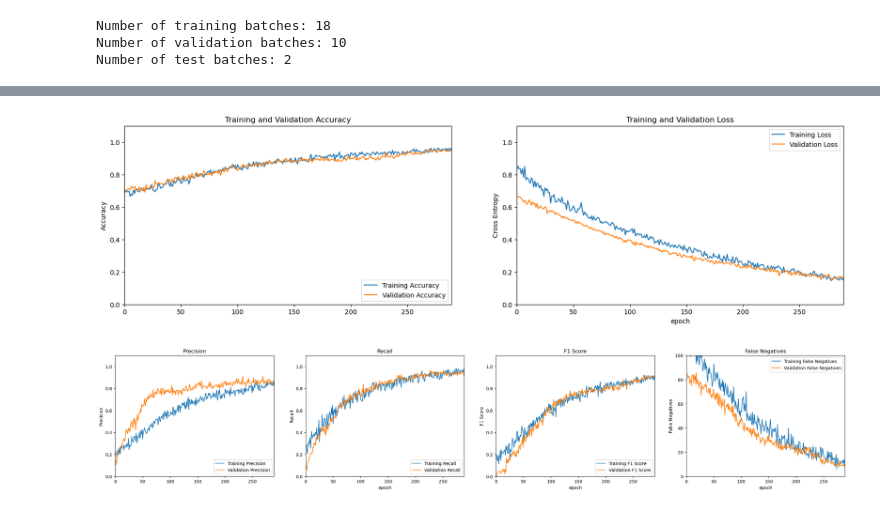
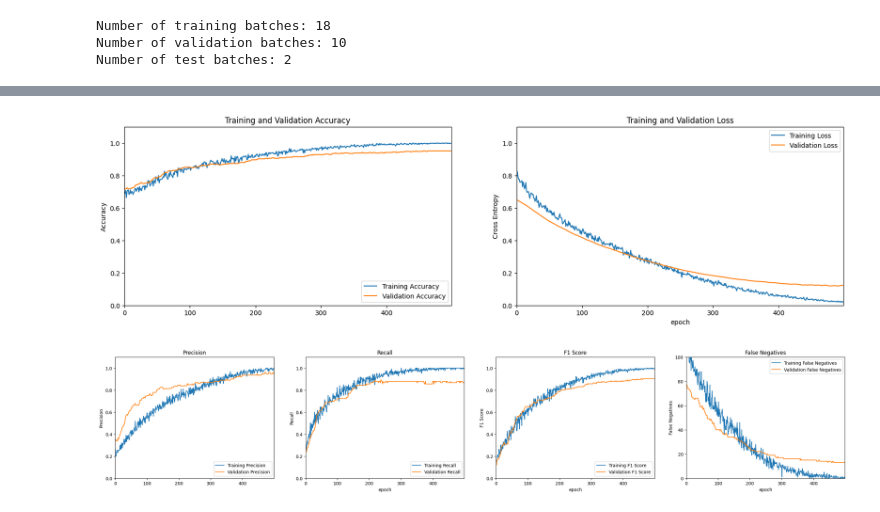
Before and after one commit to lorenzo-querol/wssv-recognition, a Jupyter notebook: classification.ipynb, the cells around one changed output, grey strips where cells are left out. Drawn from its saved outputs; the diff is of its cells as text; code cells hidden in the pictures.

```diff
--- a/classification.ipynb
+++ b/classification.ipynb
@@ -30,13 +43,13 @@ DATA_DIR = pathlib.Path("augmented_dataset")
 AUTOTUNE = tf.data.AUTOTUNE
 
 CONFIG = dict(
-    epochs=400,
+    epochs=500,
     learning_rate=1e-6,
     batch_size=32,
     img_shape=(224, 224),
     input_shape=(224, 224, 3),
     num_classes=2,
-    dropout_rate=0.4,
+    dropout_rate=0.3,
     es_patience=40,
     valid_split=0.4,
     seed_value=42,
@@ -140,8 +158,6 @@ def create_model():
 class_0_weight = (1 / healthy_count) * (image_count / 2.0)
 class_1_weight = (1 / wssv_count) * (image_count / 2.0)
 class_weight = {0: class_0_weight, 1: class_1_weight}
-
-model = create_model()
 
 history = model.fit(
     train_dataset,
@@ -150,6 +166,14 @@ history = model.fit(
     class_weight=class_weight,
     callbacks=[
         tf.keras.callbacks.EarlyStopping(patience=CONFIG["es_patience"]),
+        tf.keras.callbacks.ModelCheckpoint(
+            filepath="checkpoints/cp-{epoch:04d}.ckpt",
+            save_weights_only=True,
+            monitor='val_f1_score',
+            mode='max',
+            verbose=1,
+            save_best_only=True
+        ),
         WandbCallback(save_model=False),
     ],
 )
@@ -162,7 +202,7 @@ val_acc = history.history["val_acc"]
 loss = history.history["loss"]
 val_loss = history.history["val_loss"]
 
-prec = history.history["precision"]
+prec = history.history["prec"]
 val_prec = history.history["val_prec"]
 
 recall = history.history["recall"]
@@ -196,7 +236,7 @@ plt.title("Training and Validation Loss")
 plt.xlabel("epoch")
 plt.show()
 # %% [output]
-[figure, old version]
+[figure, new version]
 # %%
 plt.figure(figsize=(30, 5))
 plt.subplot(1, 4, 1)
@@ -211,36 +251,36 @@ plt.title("Precision")
 plt.subplot(1, 4, 2)
 plt.plot(recall, label="Training Recall")
 plt.plot(val_recall, label="Validation Recall")
 plt.legend(loc="lower right")
 plt.ylabel("Recall")
 plt.ylim([0, 1.1])
 plt.xlim([0, history.epoch[-1]])
 plt.title("Recall")
 plt.xlabel("epoch")
 
 plt.subplot(1, 4, 3)
 plt.plot(f1_score, label="Training F1 Score")
 plt.plot(val_f1_score, label="Validation F1 Score")
 plt.legend(loc="lower right")
 plt.ylabel("F1 Score")
 plt.ylim([0, 1.1])
 plt.xlim([0, history.epoch[-1]])
 plt.title("F1 Score")
 plt.xlabel("epoch")
 
 plt.subplot(1, 4, 4)
-plt.plot(fns, label="Training False Negatives")
-plt.plot(val_fns, label="Validation False Negatives")
+plt.plot(false_neg, label="Training False Negatives")
+plt.plot(val_false_neg, label="Validation False Negatives")
 plt.legend(loc="upper right")
 plt.ylabel("False Negatives")
 plt.ylim([0, 100])
 plt.xlim([0, history.epoch[-1]])
 plt.title("False Negatives")
 plt.xlabel("epoch")
 
 plt.show()
 # %% [output]
-[figure, old version]
+[figure, new version]
 # %%
 wandb.finish()
 # %% [output]
```
Also changed, not shown: parts of 7 cells of this notebook.
